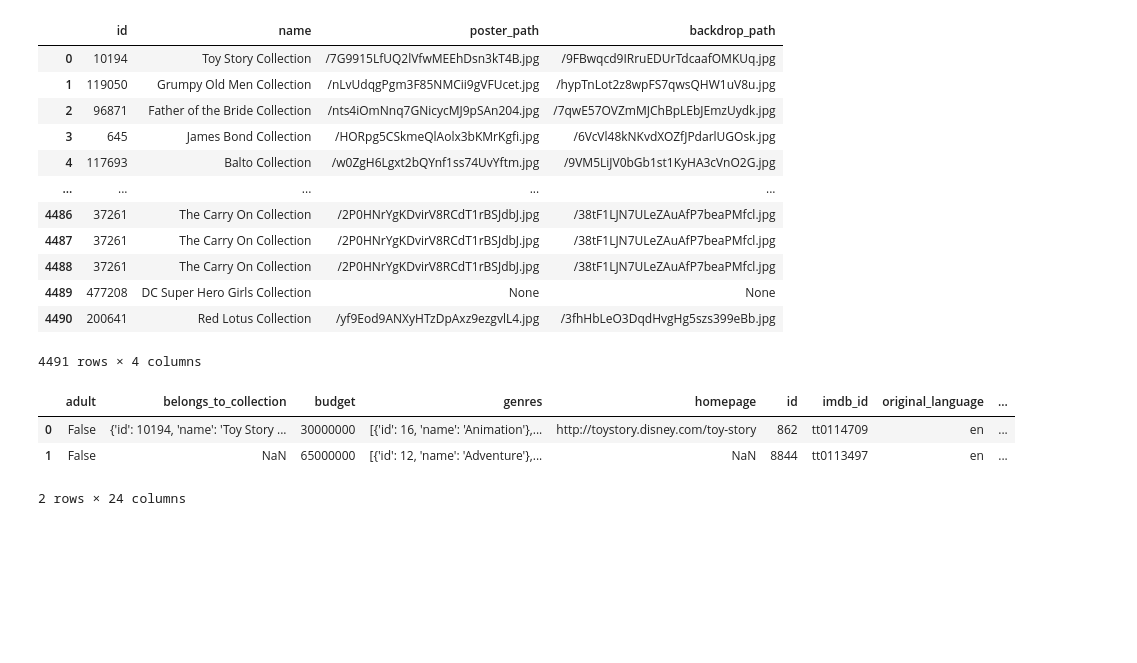
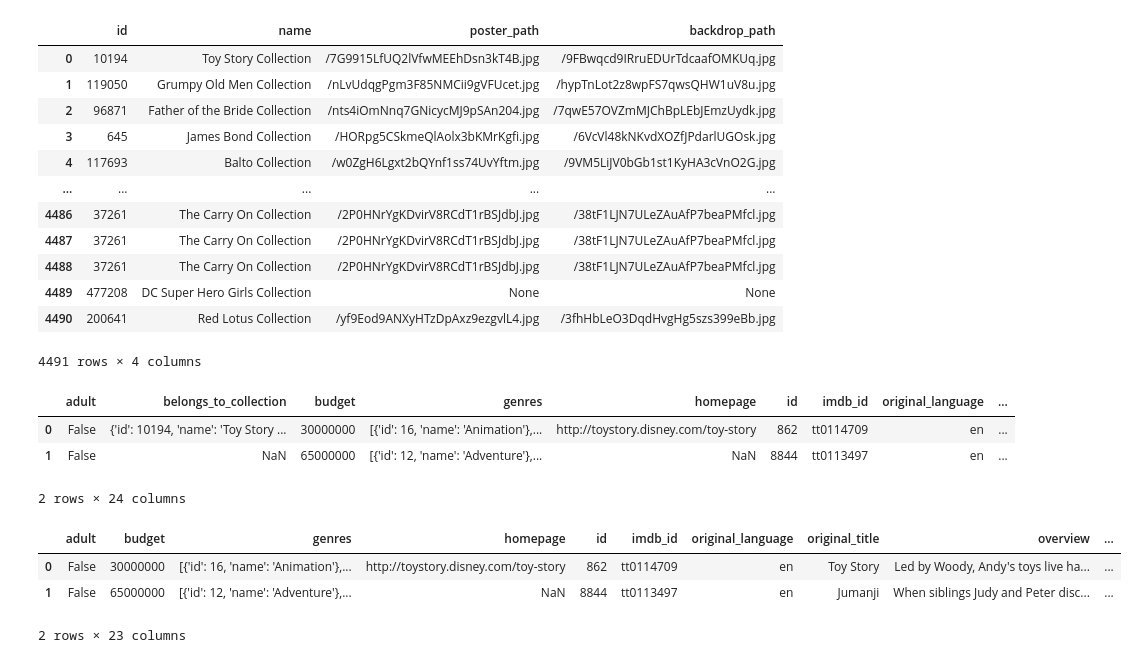
Before and after one commit to someonefrom93/PI_JUL, a Jupyter notebook: etl.ipynb, the cells around one changed output. Drawn from its saved outputs; the diff is of its cells as text; code cells hidden in the pictures; blank space fills up the shorter version.

```diff
--- a/etl.ipynb
+++ b/etl.ipynb
@@ -155,0 +158,7 @@ movies_df
+# %%
+movies_df.head(2)
+# %% [output]
+|  | adult | budget | genres | homepage | id | imdb_id | original_language | original_title | overview | ... |
+| 0 | False | 30000000 | [{'id': 16, 'name': 'Animation'},... | http://toystory.disney.com/toy-story | 862 | tt0114709 | en | Toy Story | Led by Woody, Andy's toys live ha... | ... |
+| 1 | False | 65000000 | [{'id': 12, 'name': 'Adventure'},... | NaN | 8844 | tt0113497 | en | Jumanji | When siblings Judy and Peter disc... | ... |
+2 rows × 23 columns
```
Also changed, not shown: parts of 12 cells of this notebook.
